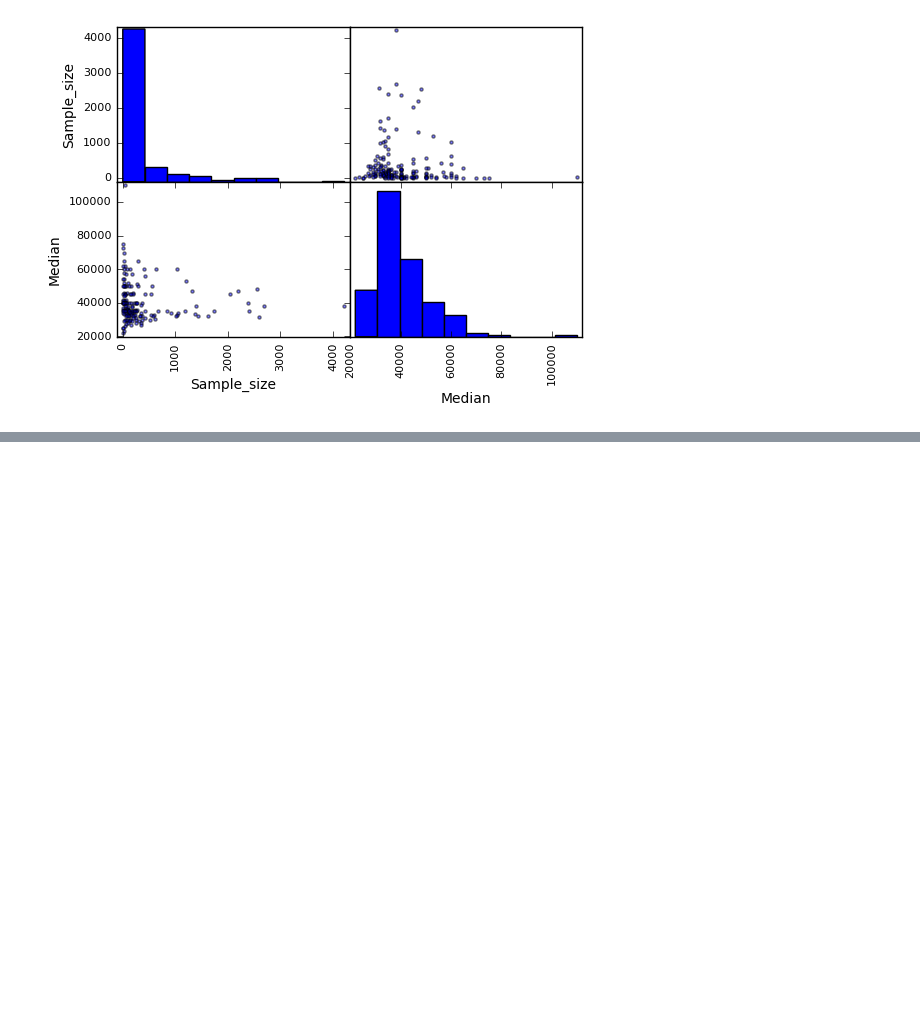
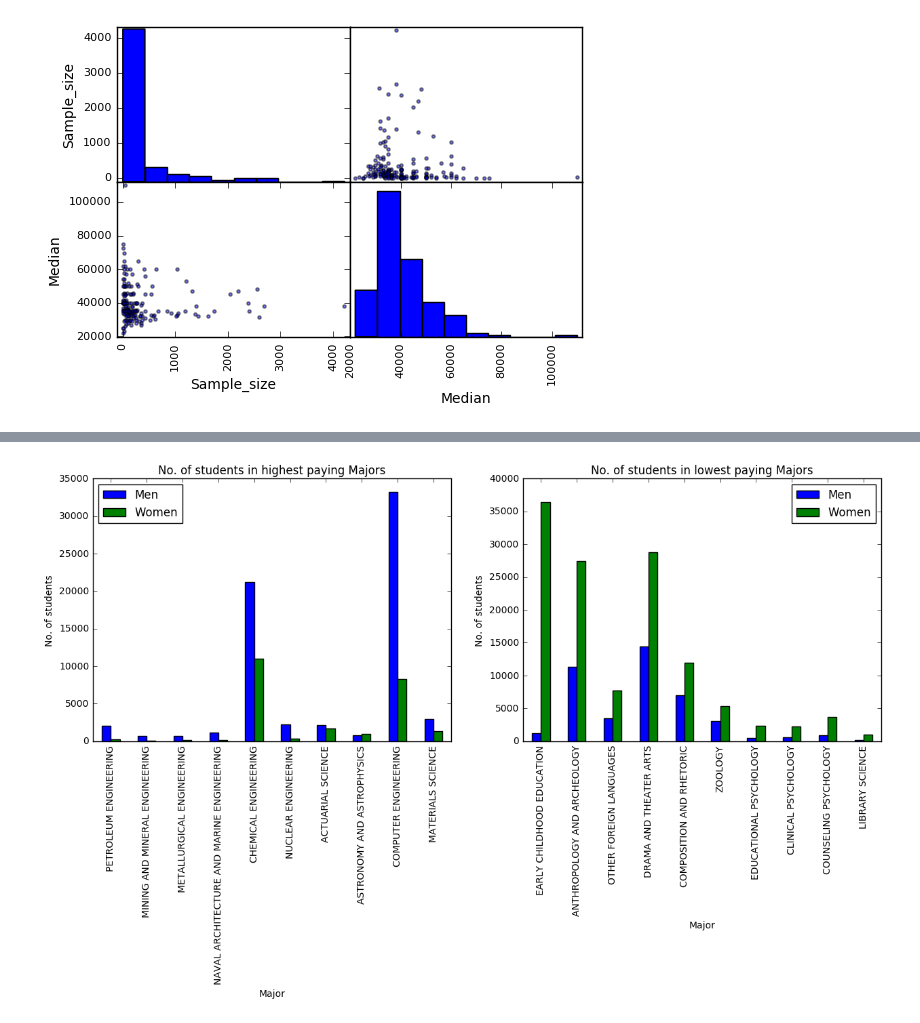
Before and after one commit to ysoniwal/Data-Analysis, a Jupyter notebook: visualizing_earning_college_majors.ipynb, the cells around one changed output, grey strips where cells are left out. Cells and saved outputs as stored; diff of their text form; code cells hidden in the pictures; blank space fills up the shorter version.

Commit message:
Added more basic plots

```diff
--- a/visualizing_earning_college_majors.ipynb
+++ b/visualizing_earning_college_majors.ipynb
@@ -103,0 +91,20 @@ plt.show()
+# %%
+# Group bar plot of Unemployment rate in heighest paying Majors
+# and lowest paying Majors for Men and Women
+
+fig = plt.figure(figsize = (15, 5))
+ax1 = fig.add_subplot(1,2,1)
+ax2 = fig.add_subplot(1,2,2)
+
+heighest_paying.plot.bar(x = "Major", y = ["Men", "Women"], ax = ax1)
+lowest_paying.plot.bar(x = "Major", y = ["Men", "Women"], ax = ax2)
+
+ax1.set_title("No. of students in highest paying Majors")
+ax1.set_ylabel("No. of students")
+
+ax2.set_title("No. of students in lowest paying Majors")
+ax2.set_ylabel("No. of students")
+
+plt.show()
+# %% [output]
+[figure, added]
```
Also changed, not shown: parts of 2 cells of this notebook.
